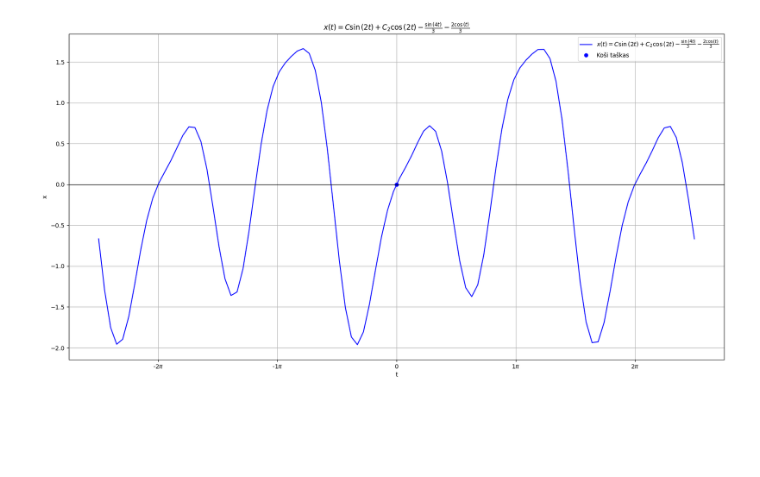
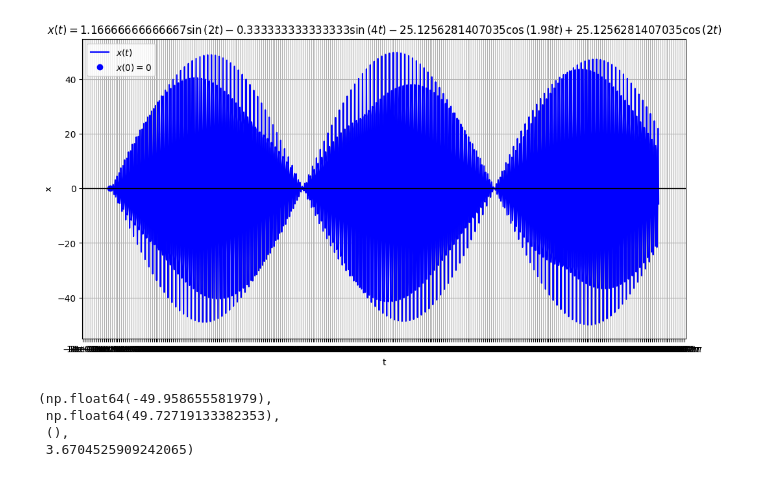
Before and after one commit to domanteli0/md, a Jupyter notebook: lab3/lab3.ipynb, the cells around one changed output. Drawn from its saved outputs; the diff is of its cells as text; code cells hidden in the pictures; blank space fills up the shorter version.

```diff
--- a/lab3/lab3.ipynb
+++ b/lab3/lab3.ipynb
@@ -7,9 +5,21 @@ from sympy.abc import t
 # %%
 x = Function('x')
 
-eq = Eq(Derivative(Derivative(x(t), t), t) + 4*x(t), 4*sin(4*t) - 2*cos(t))
+eq = Eq(Derivative(Derivative(x(t), t), t) + 4*x(t), 4*sin(4*t) - 2*cos(1.98*t))
 
 solution = dsolve(eq)
 print_latex(solution)
-solution
+display(solution)
+
+Cs = solve(
+  [
+    Eq(solution.rhs.subs(t, 0), 0),
+    Eq(solution.rhs.diff(t).subs(t, 0), 1)
+  ],
+  symbols("C1, C2")
+)
+
+concrete_solution = solution.subs(Cs)
+print_latex(concrete_solution)
+display(concrete_solution)
 # %% [output]
@@ -18,34 +30,40 @@ $\displaystyle x{\left(t \right)} = C_{1} \sin{\left(2 t \right)} + C_{2} \cos{\
 # %%
 import numpy as np
 import matplotlib.pyplot as plt
+from matplotlib.ticker import FuncFormatter, MultipleLocator
+from fractions import Fraction as Frac
 
-sol = solution.rhs
-sol = sol.subs('C', 7/6).subs('C2', 2/3)
+sol_f = lambdify(t, concrete_solution.rhs)
 
-sol_f = lambdify(t, sol)
-
-t_vals = np.linspace(-2.5 * np.pi, 2.5 * np.pi, 100)
+t_vals = np.linspace(0 * np.pi, 900, 1000)
 x_vals = sol_f(t_vals)
 
-# plt.figure(figsize=(12, 6))
-f, ax = plt.subplots(figsize=(20,10))
+_, ax = plt.subplots(figsize=(12, 6))
 
+ax.plot(t_vals, x_vals, color='blue', label=f"$x(t)$")
+ax.plot(0, 0, 'bo', label="$x(0)=0$")
 
-ax.plot(t_vals, x_vals, color='blue', label=f"${latex(solution)}$")
-ax.plot(0, 0, 'bo', label="Koši taškas")
-
-ax.set_title(f"${latex(solution)}$")
+ax.set_title(f"${latex(concrete_solution)}$")
 ax.axhline(y=0, lw=1, color='k')
 ax.set_xlabel("t")
 ax.set_ylabel("x")
 ax.legend()
 ax.grid(True)
-plt.savefig('graph.png', dpi=300)
 ax.xaxis.set_major_formatter(FuncFormatter(
-   lambda val,pos: '{:.0g}$\pi$'.format(val/np.pi) if val !=0 else '0'
+   lambda val,pos: '{:.0g}$\\pi$'.format(val/np.pi) if val != 0 else '0'
 ))
 ax.xaxis.set_major_locator(MultipleLocator(base=np.pi))
+plt.savefig('solution.png', dpi=300)
 
 plt.show()
 # %% [output]
-[figure, old version]
+[figure, new version]
+# %%
+from math import sqrt
+min_, max_ = min(x_vals), max(x_vals)
+min_, max_, (), sqrt(Frac('7/2')**2 + Frac('1/3')**2 + Frac('2/3')**2 + Frac('2/3'))
+# %% [output]
+(np.float64(-49.958655581979),
+ np.float64(49.72719133382353),
+ (),
+ 3.6704525909242065)
```
Also changed, not shown: parts of 2 cells of this notebook, 5 other files.
